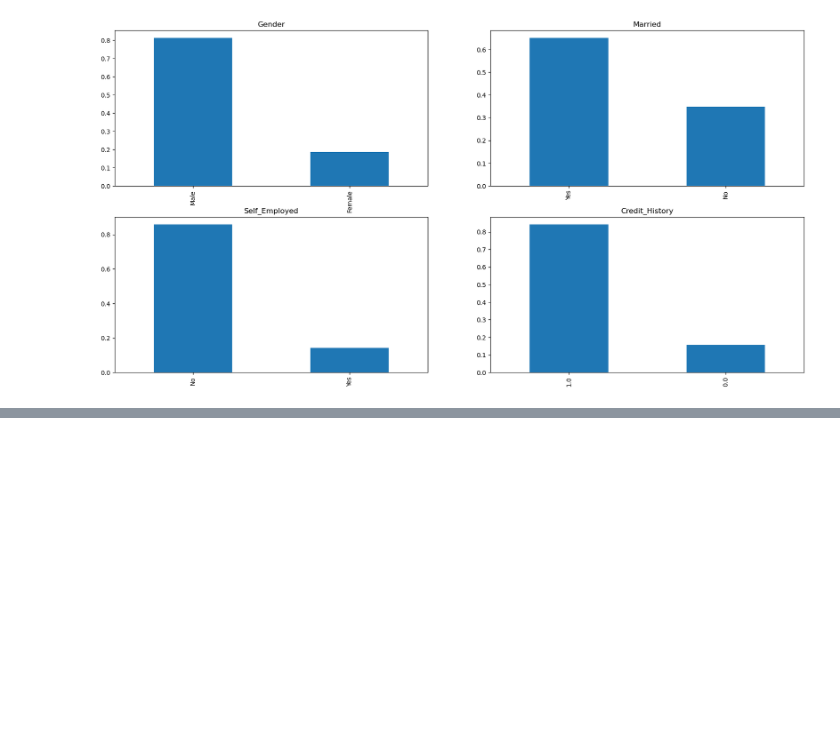
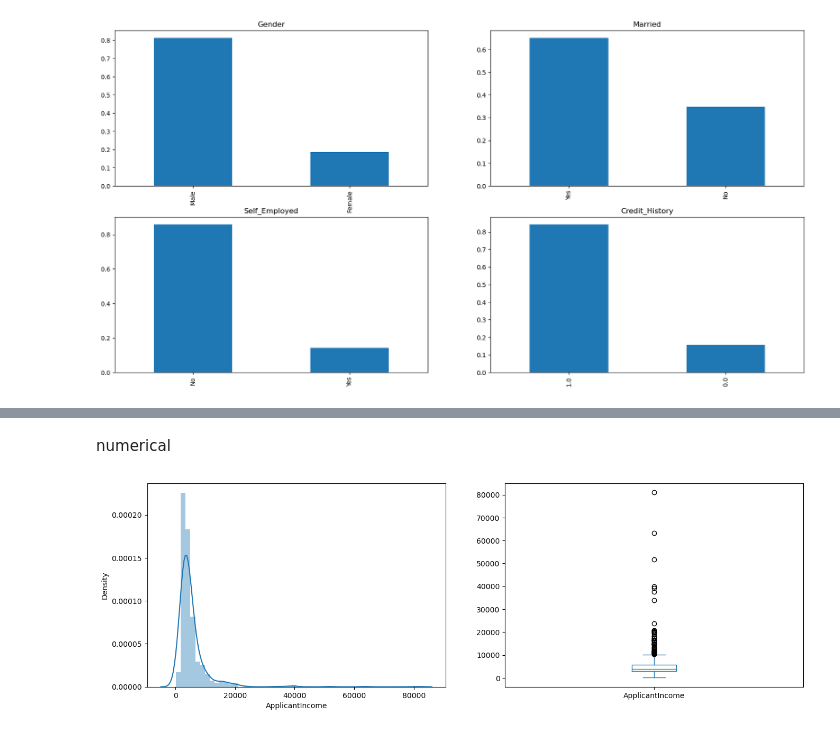
Before and after one commit to sreejayans/ictk, a Jupyter notebook: loan prediction practice .ipynb, the cells around one changed output, grey strips where cells are left out. Drawn from its saved outputs; the diff is of its cells as text; code cells hidden in the pictures; blank space fills up the shorter version.

```diff
--- a/loan prediction practice .ipynb
+++ b/loan prediction practice .ipynb
@@ -134,0 +148,11 @@ train['Credit_History'].value_counts(normalize=True).plot.bar(title='Credit_Hist
+# %% [markdown]
+numerical
+# %%
+plt.figure(1)
+plt.subplot(121)
+sns.distplot(train['ApplicantIncome']);
+plt.subplot(122)
+train['ApplicantIncome'].plot.box(figsize=(16,5))
+plt.show()
+# %% [output]
+[figure, added]
```
Also changed, not shown: parts of 42 cells of this notebook.
